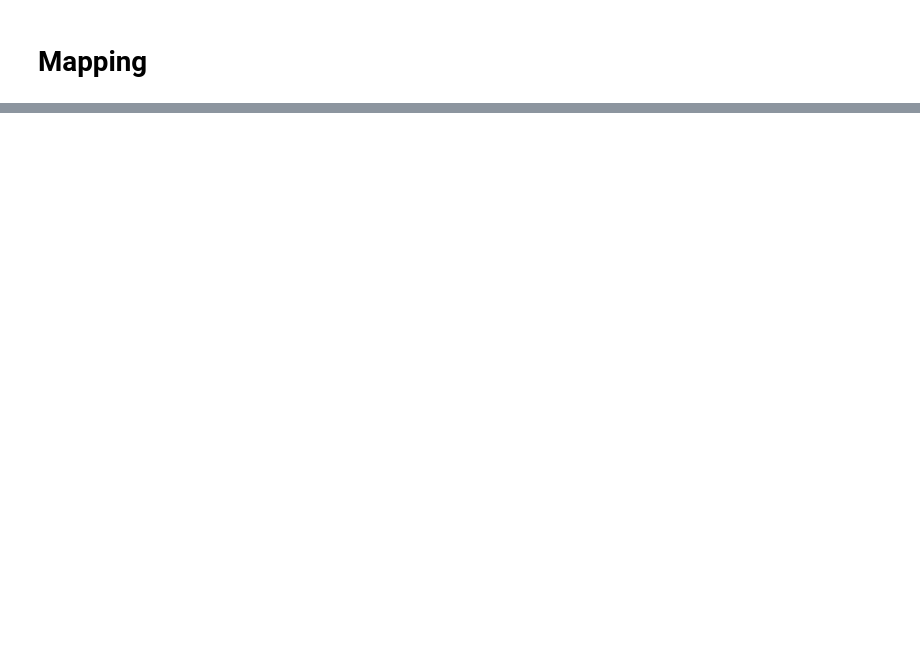
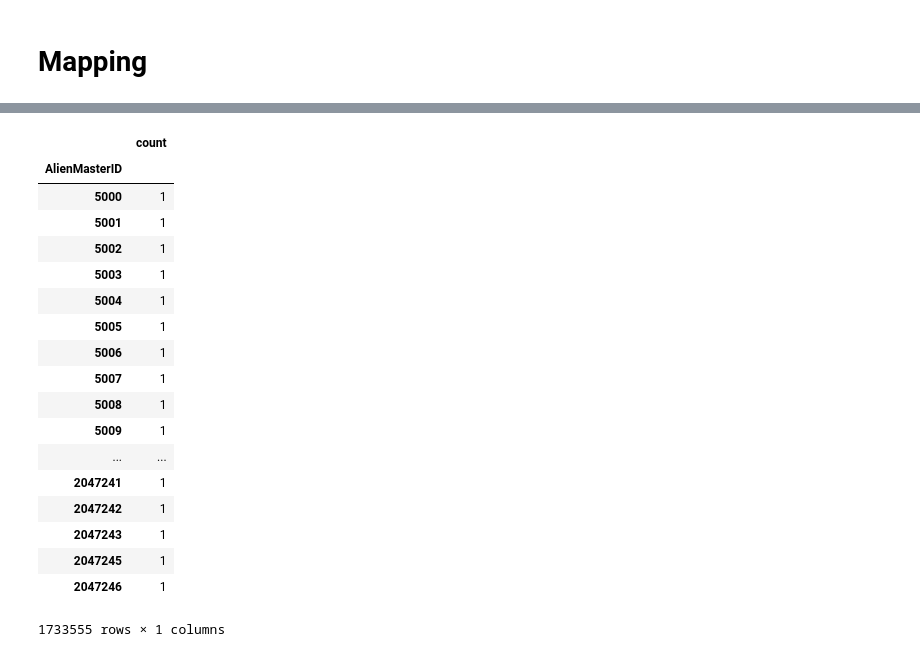
Before and after one commit to UWCHR/ice-air, a Jupyter notebook: analyze/note/analyze.ipynb, the cells around one changed output, grey strips where cells are left out. Cells and saved outputs as stored; diff of their text form; code cells hidden in the pictures; blank space fills up the shorter version.

```diff
--- a/analyze/note/analyze.ipynb
+++ b/analyze/note/analyze.ipynb
@@ -482,0 +530,26 @@ table.to_csv('../output/flight_summary.csv.gz', index=False, compression='gzip',
+# %%
+count = df.groupby(['AlienMasterID']).size().reset_index(name='count')
+# %%
+count.set_index('AlienMasterID', inplace=True)
+# %%
+count
+# %% [output]
+|  | count |
+| AlienMasterID |  |
+| 5000 | 1 |
+| 5001 | 1 |
+| 5002 | 1 |
+| 5003 | 1 |
+| 5004 | 1 |
+| 5005 | 1 |
+| 5006 | 1 |
+| 5007 | 1 |
+| 5008 | 1 |
+| 5009 | 1 |
+| ... | ... |
+| 2047241 | 1 |
+| 2047242 | 1 |
+| 2047243 | 1 |
+| 2047245 | 1 |
+| 2047246 | 1 |
+1733555 rows × 1 columns
```
Also changed, not shown: parts of 14 cells of this notebook, 4 other files.
